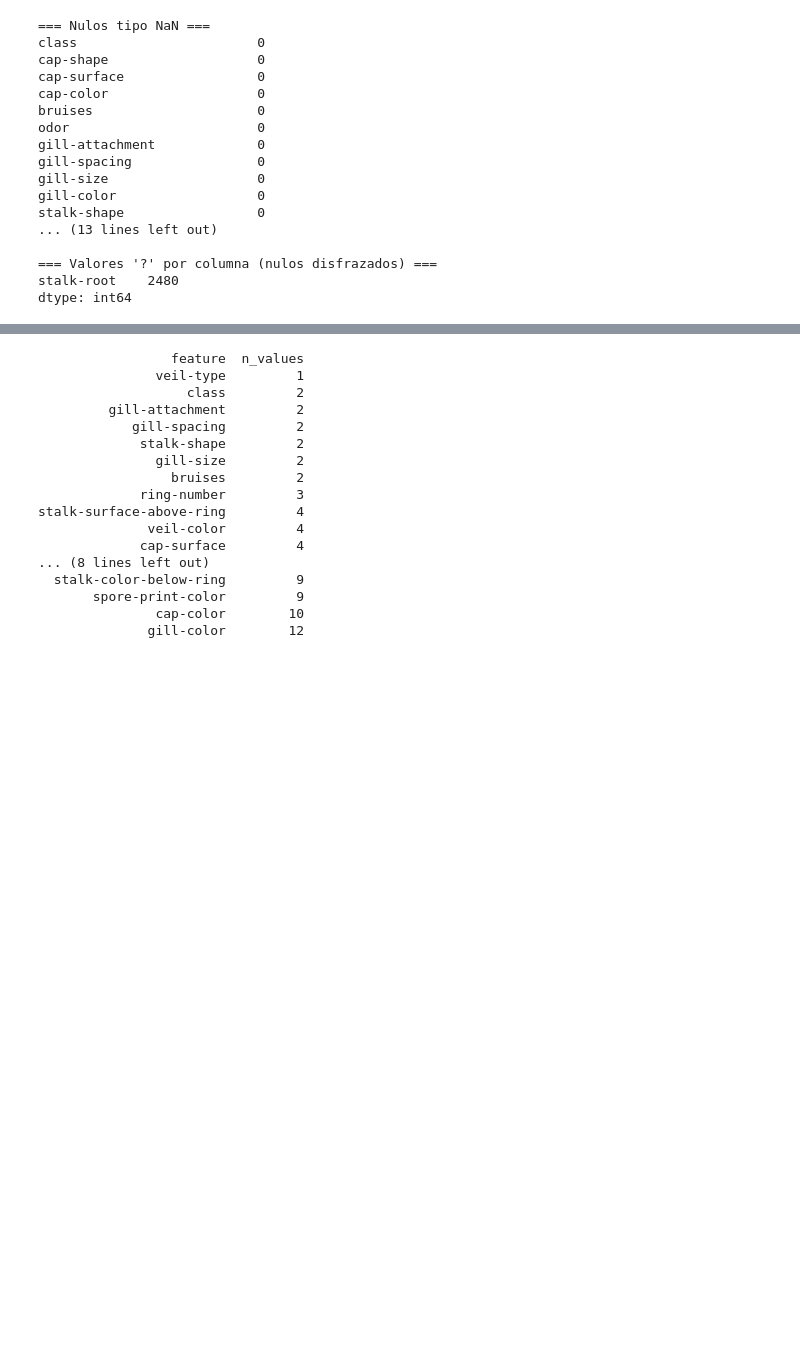
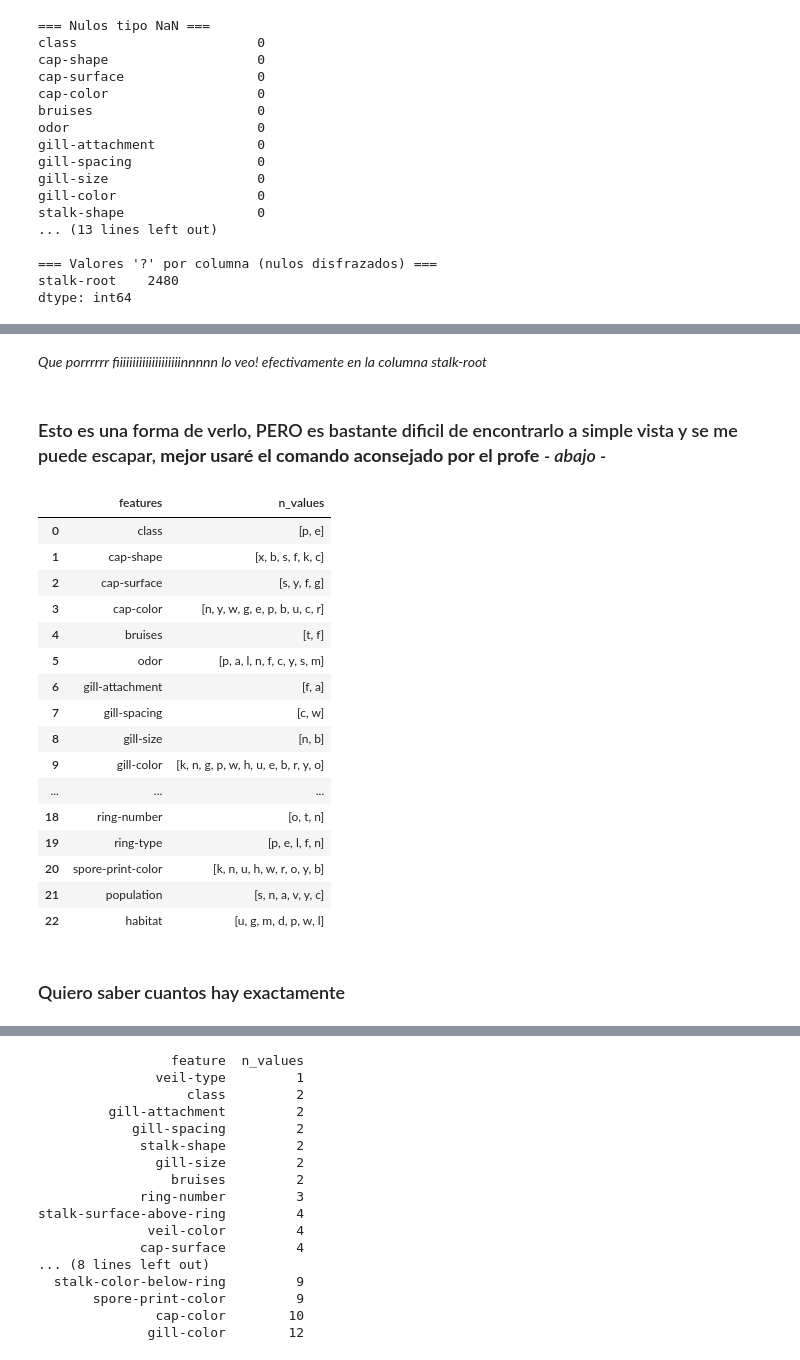
Before and after one commit to ThamirysKearney/DA-Project-Unsupervised-ML-Thami, a Jupyter notebook: notebooks/workshop-clustering-pca.ipynb, the cells around one changed output, grey strips where cells are left out. Drawn from its saved outputs; the diff is of its cells as text; code cells hidden in the pictures; blank space fills up the shorter version.

Commit message:
Fix notebook structure

```diff
--- a/notebooks/workshop-clustering-pca.ipynb
+++ b/notebooks/workshop-clustering-pca.ipynb
@@ -224,0 +352,59 @@ El profe pide un DataFrame de dos columnas: la feature y cuántos valores único
+# %% [markdown]
+*Que porrrrrr fiiiiiiiiiiiiiiiiiiiinnnnn lo veo! efectivamente en la columna stalk-root*
+# %% [markdown]
+### Esto es una forma de verlo, PERO es bastante dificil de encontrarlo a simple vista y se me puede escapar, **mejor usaré el comando aconsejado por el profe** *- abajo -*
+# %%
+# Extrae los nombres de todas las columnas del DataFrame. Y df.columns devuelve un objeto tipo index.
+# Aqui el resultato es Index(['col1', 'col2', 'col3', ...], dtype='object')
+#Y se guarda en la variable 'columns' para usarla después.
+columns = df.columns
+
+# Aqui lo que hace es recorrer cada columna del DataFrame.
+# Y para cada columna:
+    #  df[a] selecciona la columna
+    #  .unique() devulve todos los valores únicos de esa columna
+
+#Esto es una list comprehension, que una forma compacta de crear listas en Python. En este caso, estamos creando una lista llamada 'n_values' que contiene los valores únicos de cada columna del DataFrame.
+#Equivalente a:
+#n_values = []
+#   for a in df.columns:
+#       n_values.append(df[a].unique())
+#El resultado es una lista donde cada elemento es un array con los valores únicos de una columna. Por ejemplo, si la primera columna es 'color' y tiene los valores 'red', 'blue', 'green', entonces el primer elemento de n_values será array(['red', 'blue', 'green'], dtype=object). Y así para cada columna.
+n_values = [df[a].unique()
+            for a in df.columns]
+
+# Creamos un DataFrame vacío que servirá como tabla resumen
+cuenta = pd.DataFrame()
+
+# Creamos una nueva columna llamada 'features'
+# y le asignamos los nombres de las columnas originales
+cuenta['features'] = columns
+
+# Después Creamos una segunda columna llamada 'n_values'
+# donde cada fila contiene el array de valores únicos
+# correspondiente a esa feature
+cuenta['n_values'] = n_values
+
+# Mostramos el DataFrame resultante
+# Cosa que también acabo de aprender que en un notebook, simplemente escribir el nombre lo imprime
+cuenta
+# %% [output]
+|  | features | n_values |
+| 0 | class | [p, e] |
+| 1 | cap-shape | [x, b, s, f, k, c] |
+| 2 | cap-surface | [s, y, f, g] |
+| 3 | cap-color | [n, y, w, g, e, p, b, u, c, r] |
+| 4 | bruises | [t, f] |
+| 5 | odor | [p, a, l, n, f, c, y, s, m] |
+| 6 | gill-attachment | [f, a] |
+| 7 | gill-spacing | [c, w] |
+| 8 | gill-size | [n, b] |
+| 9 | gill-color | [k, n, g, p, w, h, u, e, b, r, y, o] |
+| ... | ... | ... |
+| 18 | ring-number | [o, t, n] |
+| 19 | ring-type | [p, e, l, f, n] |
+| 20 | spore-print-color | [k, n, u, h, w, r, o, y, b] |
+| 21 | population | [s, n, a, v, y, c] |
+| 22 | habitat | [u, g, m, d, p, w, l] |
+# %% [markdown]
+### Quiero saber cuantos hay exactamente
```
Also changed, not shown: parts of 34 cells of this notebook.
